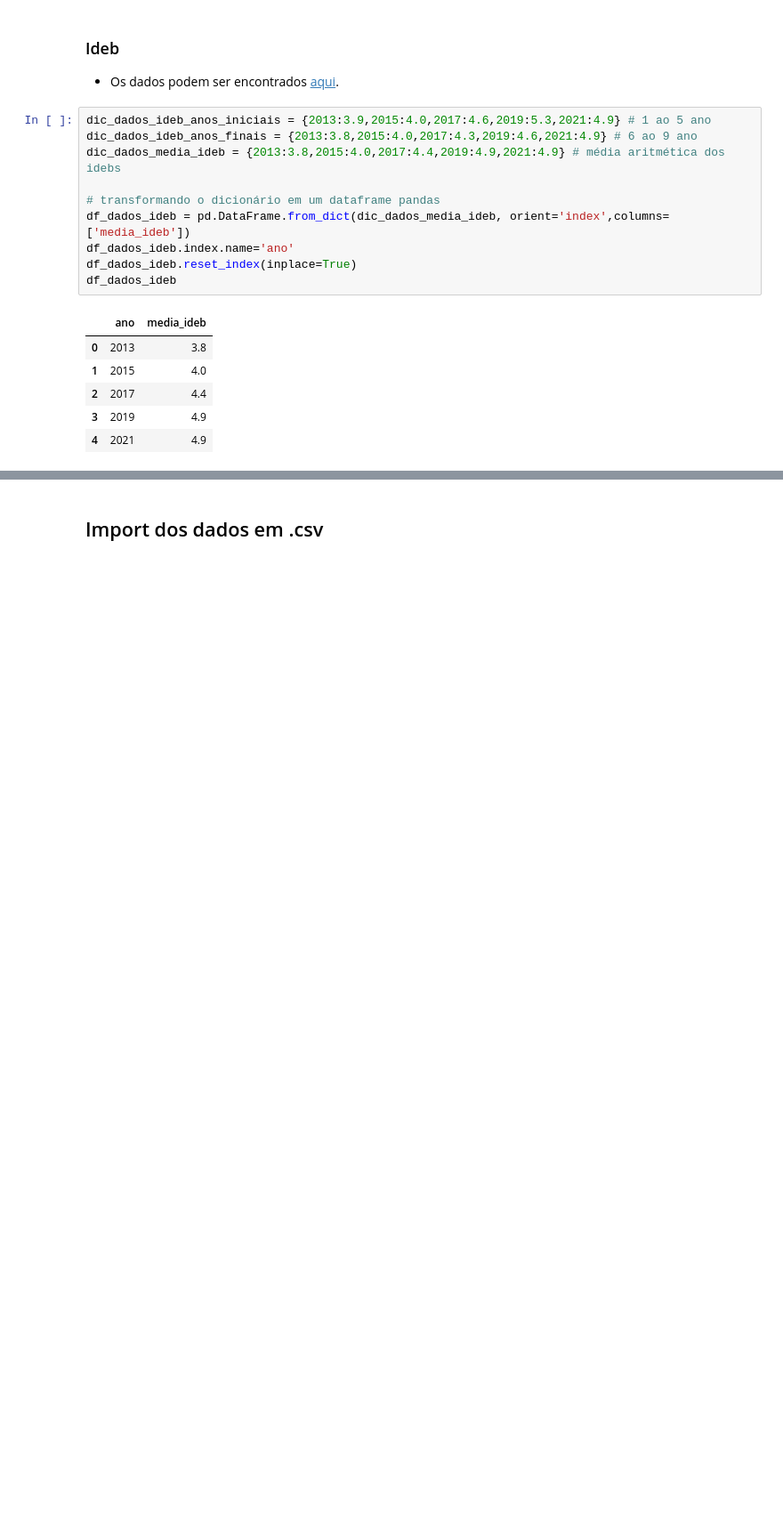
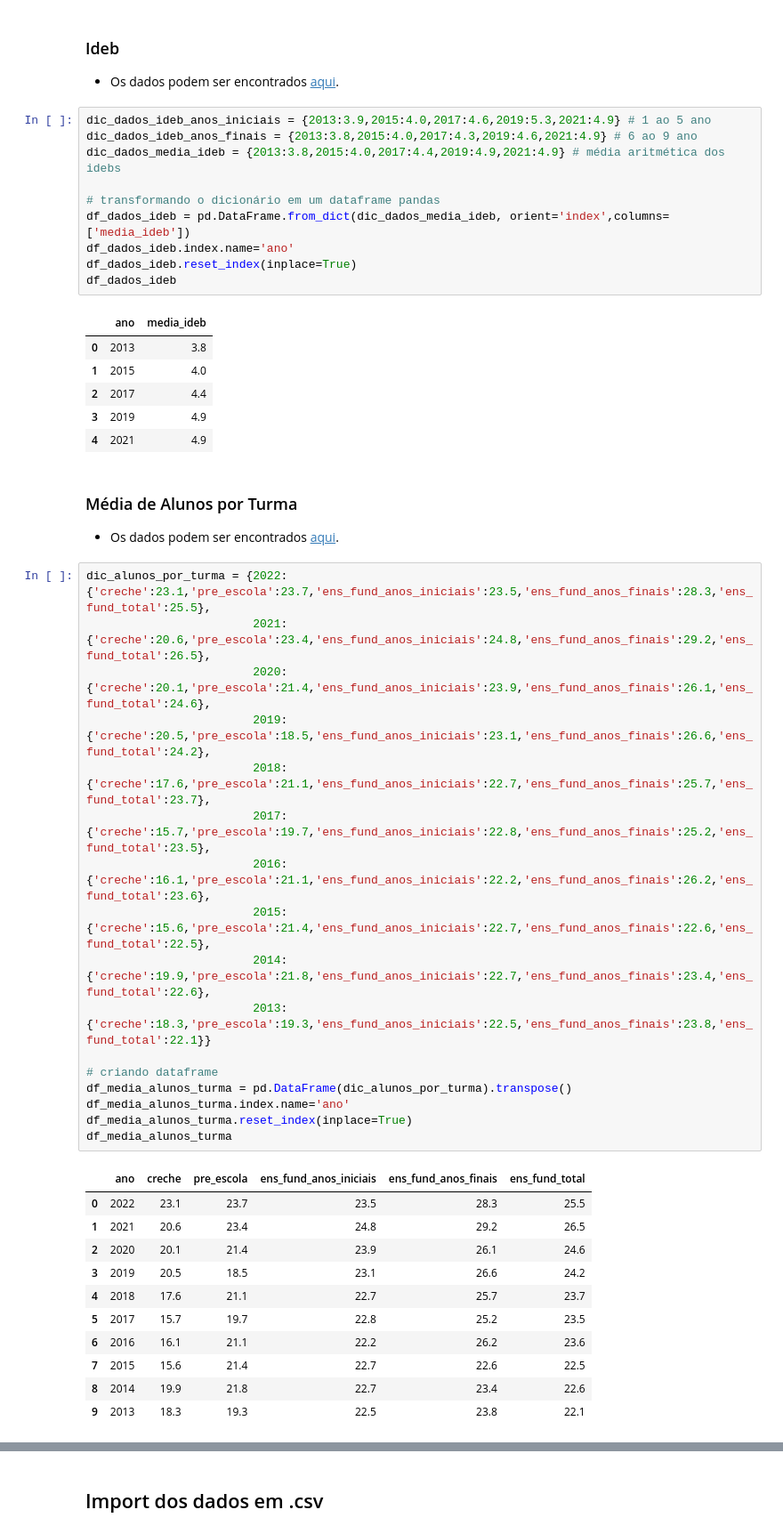
Before and after one commit to AllysonAbreu/dw_contas_publicas_2022, a Jupyter notebook: dea_despesas_dados_novos.ipynb, the cells around one changed output, grey strips where cells are left out. Shown: that part at 89% size. Cells and saved outputs as stored; diff of their text form; blank space fills up the shorter version.

```diff
--- a/dea_despesas_dados_novos.ipynb
+++ b/dea_despesas_dados_novos.ipynb
@@ -121,3 +121,35 @@ df_dados_ideb
 | 2 | 2017 | 4.4 |
 | 3 | 2019 | 4.9 |
 | 4 | 2021 | 4.9 |
+# %% [markdown]
+### Média de Alunos por Turma
+- Os dados podem ser encontrados [aqui](https://www.gov.br/inep/pt-br/acesso-a-informacao/dados-abertos/indicadores-educacionais/media-de-alunos-por-turma).
+# %%
+dic_alunos_por_turma = {2022:{'creche':23.1,'pre_escola':23.7,'ens_fund_anos_iniciais':23.5,'ens_fund_anos_finais':28.3,'ens_fund_total':25.5},
+                        2021:{'creche':20.6,'pre_escola':23.4,'ens_fund_anos_iniciais':24.8,'ens_fund_anos_finais':29.2,'ens_fund_total':26.5},
+                        2020:{'creche':20.1,'pre_escola':21.4,'ens_fund_anos_iniciais':23.9,'ens_fund_anos_finais':26.1,'ens_fund_total':24.6},
+                        2019:{'creche':20.5,'pre_escola':18.5,'ens_fund_anos_iniciais':23.1,'ens_fund_anos_finais':26.6,'ens_fund_total':24.2},
+                        2018:{'creche':17.6,'pre_escola':21.1,'ens_fund_anos_iniciais':22.7,'ens_fund_anos_finais':25.7,'ens_fund_total':23.7},
+                        2017:{'creche':15.7,'pre_escola':19.7,'ens_fund_anos_iniciais':22.8,'ens_fund_anos_finais':25.2,'ens_fund_total':23.5},
+                        2016:{'creche':16.1,'pre_escola':21.1,'ens_fund_anos_iniciais':22.2,'ens_fund_anos_finais':26.2,'ens_fund_total':23.6},
+                        2015:{'creche':15.6,'pre_escola':21.4,'ens_fund_anos_iniciais':22.7,'ens_fund_anos_finais':22.6,'ens_fund_total':22.5},
+                        2014:{'creche':19.9,'pre_escola':21.8,'ens_fund_anos_iniciais':22.7,'ens_fund_anos_finais':23.4,'ens_fund_total':22.6},
+                        2013:{'creche':18.3,'pre_escola':19.3,'ens_fund_anos_iniciais':22.5,'ens_fund_anos_finais':23.8,'ens_fund_total':22.1}}
+
+# criando dataframe
+df_media_alunos_turma = pd.DataFrame(dic_alunos_por_turma).transpose()
+df_media_alunos_turma.index.name='ano'
+df_media_alunos_turma.reset_index(inplace=True)
+df_media_alunos_turma
+# %% [output]
+|  | ano | creche | pre_escola | ens_fund_anos_iniciais | ens_fund_anos_finais | ens_fund_total |
+| 0 | 2022 | 23.1 | 23.7 | 23.5 | 28.3 | 25.5 |
+| 1 | 2021 | 20.6 | 23.4 | 24.8 | 29.2 | 26.5 |
+| 2 | 2020 | 20.1 | 21.4 | 23.9 | 26.1 | 24.6 |
+| 3 | 2019 | 20.5 | 18.5 | 23.1 | 26.6 | 24.2 |
+| 4 | 2018 | 17.6 | 21.1 | 22.7 | 25.7 | 23.7 |
+| 5 | 2017 | 15.7 | 19.7 | 22.8 | 25.2 | 23.5 |
+| 6 | 2016 | 16.1 | 21.1 | 22.2 | 26.2 | 23.6 |
+| 7 | 2015 | 15.6 | 21.4 | 22.7 | 22.6 | 22.5 |
+| 8 | 2014 | 19.9 | 21.8 | 22.7 | 23.4 | 22.6 |
+| 9 | 2013 | 18.3 | 19.3 | 22.5 | 23.8 | 22.1 |
```
Also changed, not shown: parts of 10 cells of this notebook.
